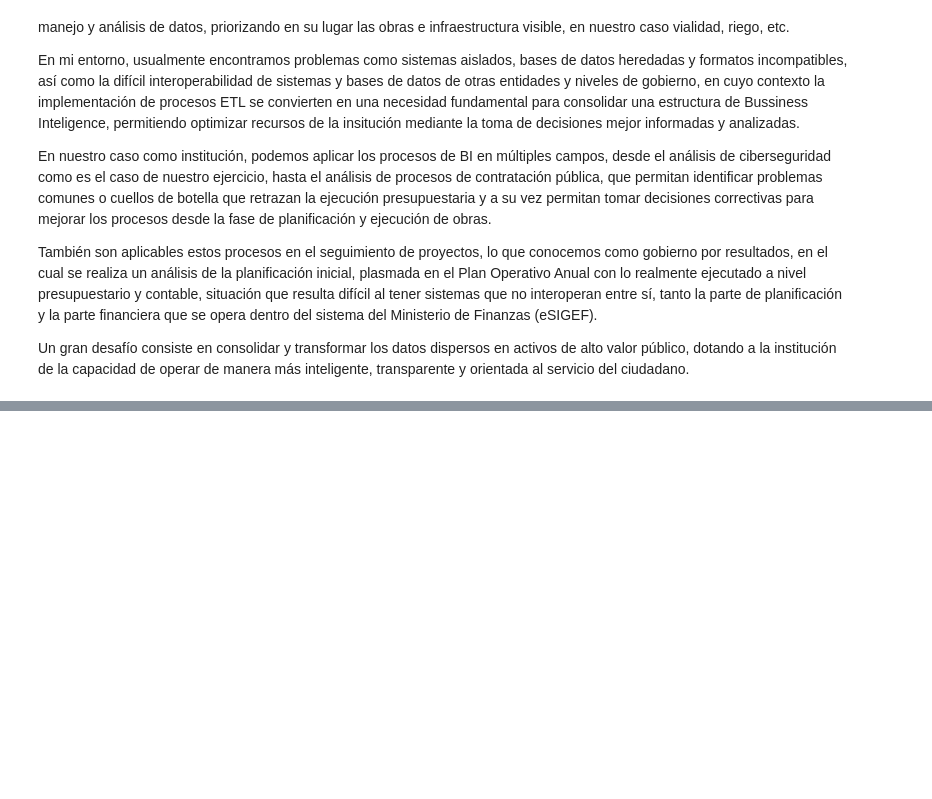
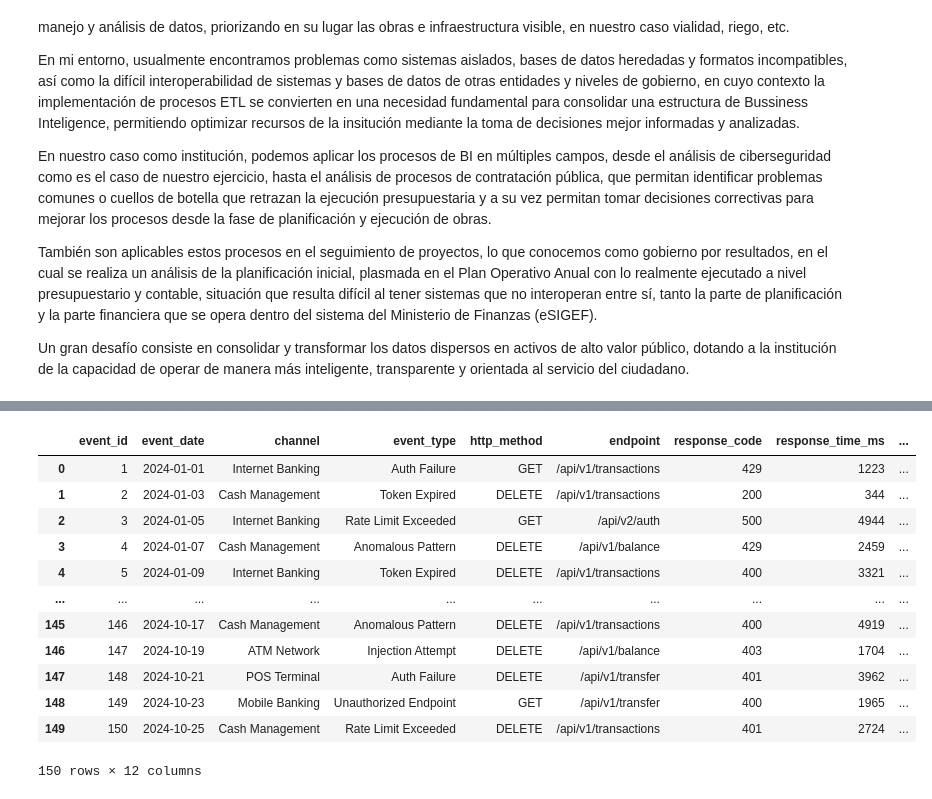
Before and after one commit to prvallejoz/Practica1_G_3, a Jupyter notebook: desarrolloG3.ipynb, the cells around one changed output, grey strips where cells are left out. Cells and saved outputs as stored; diff of their text form; code cells hidden in the pictures; blank space fills up the shorter version.

```diff
--- a/desarrolloG3.ipynb
+++ b/desarrolloG3.ipynb
@@ -410,0 +445,16 @@ Un gran desafío consiste en consolidar y transformar los datos dispersos en act
+# %%
+df_postgres
+# %% [output]
+|  | event_id | event_date | channel | event_type | http_method | endpoint | response_code | response_time_ms | ... |
+| 0 | 1 | 2024-01-01 | Internet Banking | Auth Failure | GET | /api/v1/transactions | 429 | 1223 | ... |
+| 1 | 2 | 2024-01-03 | Cash Management | Token Expired | DELETE | /api/v1/transactions | 200 | 344 | ... |
+| 2 | 3 | 2024-01-05 | Internet Banking | Rate Limit Exceeded | GET | /api/v2/auth | 500 | 4944 | ... |
+| 3 | 4 | 2024-01-07 | Cash Management | Anomalous Pattern | DELETE | /api/v1/balance | 429 | 2459 | ... |
+| 4 | 5 | 2024-01-09 | Internet Banking | Token Expired | DELETE | /api/v1/transactions | 400 | 3321 | ... |
+| ... | ... | ... | ... | ... | ... | ... | ... | ... | ... |
+| 145 | 146 | 2024-10-17 | Cash Management | Anomalous Pattern | DELETE | /api/v1/transactions | 400 | 4919 | ... |
+| 146 | 147 | 2024-10-19 | ATM Network | Injection Attempt | DELETE | /api/v1/balance | 403 | 1704 | ... |
+| 147 | 148 | 2024-10-21 | POS Terminal | Auth Failure | DELETE | /api/v1/transfer | 401 | 3962 | ... |
+| 148 | 149 | 2024-10-23 | Mobile Banking | Unauthorized Endpoint | GET | /api/v1/transfer | 400 | 1965 | ... |
+| 149 | 150 | 2024-10-25 | Cash Management | Rate Limit Exceeded | DELETE | /api/v1/transactions | 401 | 2724 | ... |
+150 rows × 12 columns
```
Also changed, not shown: parts of 4 cells of this notebook, 2 other files.
